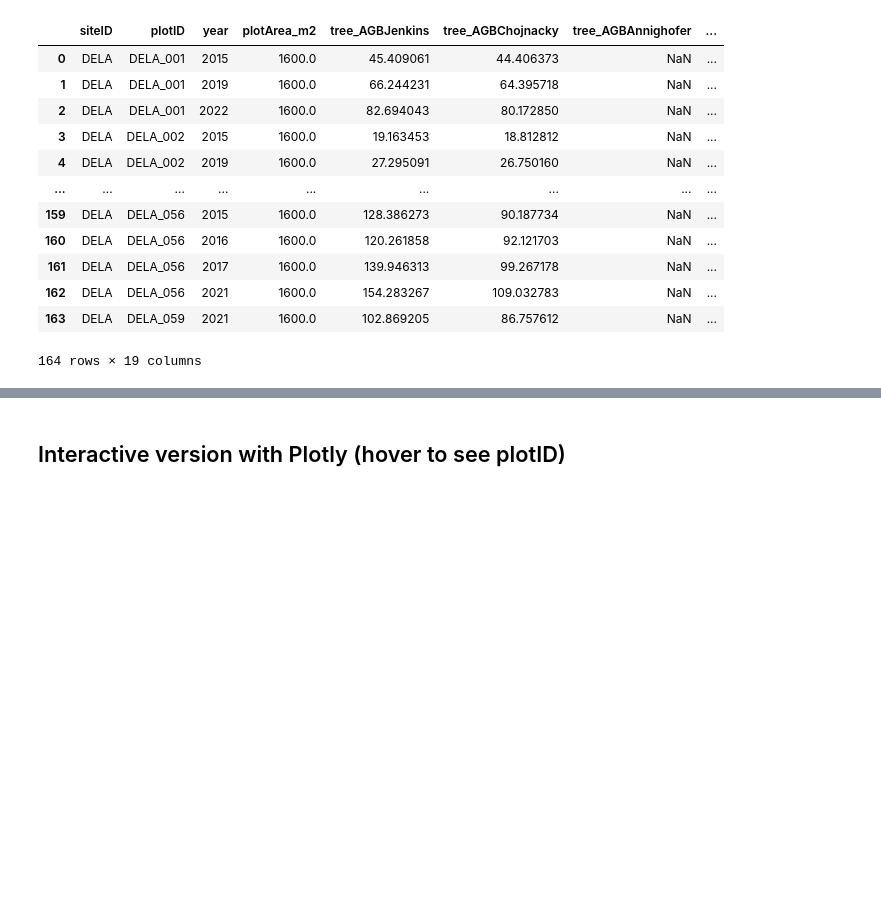
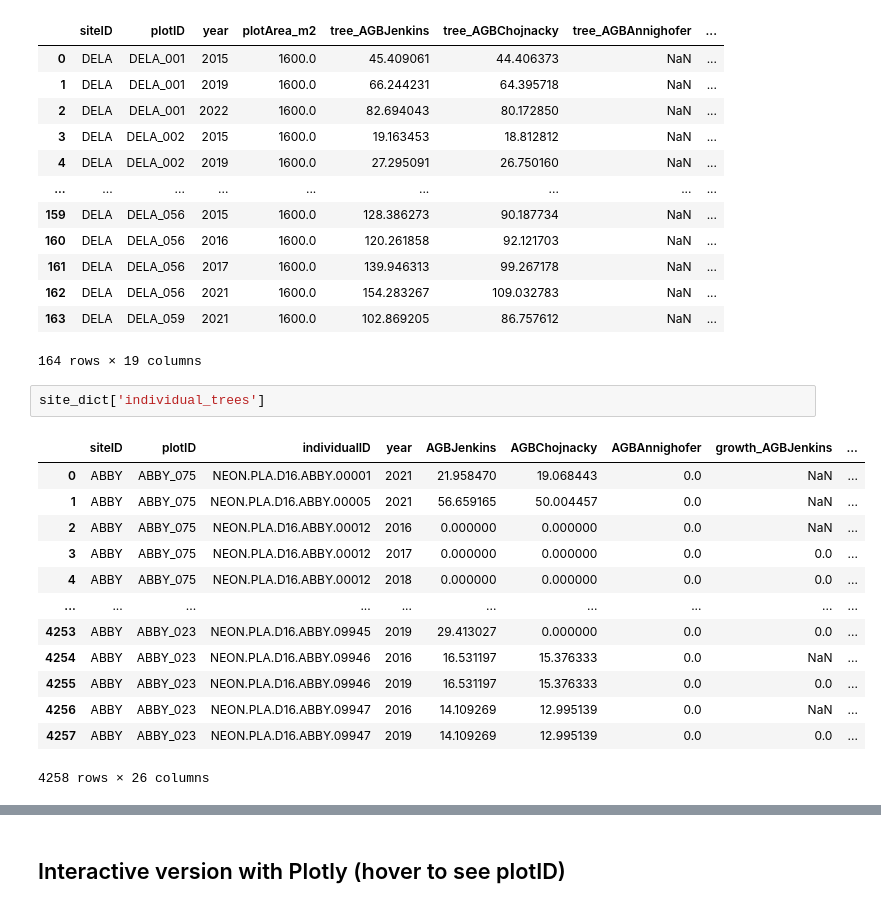
Before and after one commit to sibley/neon-agbd, a Jupyter notebook: new_notebooks/plot_results.ipynb, the cells around one changed output, grey strips where cells are left out. Saved outputs shown, nothing was run; the diff lists cells and outputs as text; blank space fills up the shorter version.

```diff
--- a/new_notebooks/plot_results.ipynb
+++ b/new_notebooks/plot_results.ipynb
@@ -98,3 +98,19 @@ site_dict['plot_biomass']
 | 162 | DELA | DELA_056 | 2021 | 1600.0 | 154.283267 | 109.032783 | NaN | ... |
 | 163 | DELA | DELA_059 | 2021 | 1600.0 | 102.869205 | 86.757612 | NaN | ... |
 164 rows × 19 columns
+# %%
+site_dict['individual_trees']
+# %% [output]
+|  | siteID | plotID | individualID | year | AGBJenkins | AGBChojnacky | AGBAnnighofer | growth_AGBJenkins | ... |
+| 0 | ABBY | ABBY_075 | NEON.PLA.D16.ABBY.00001 | 2021 | 21.958470 | 19.068443 | 0.0 | NaN | ... |
+| 1 | ABBY | ABBY_075 | NEON.PLA.D16.ABBY.00005 | 2021 | 56.659165 | 50.004457 | 0.0 | NaN | ... |
+| 2 | ABBY | ABBY_075 | NEON.PLA.D16.ABBY.00012 | 2016 | 0.000000 | 0.000000 | 0.0 | NaN | ... |
+| 3 | ABBY | ABBY_075 | NEON.PLA.D16.ABBY.00012 | 2017 | 0.000000 | 0.000000 | 0.0 | 0.0 | ... |
+| 4 | ABBY | ABBY_075 | NEON.PLA.D16.ABBY.00012 | 2018 | 0.000000 | 0.000000 | 0.0 | 0.0 | ... |
+| ... | ... | ... | ... | ... | ... | ... | ... | ... | ... |
+| 4253 | ABBY | ABBY_023 | NEON.PLA.D16.ABBY.09945 | 2019 | 29.413027 | 0.000000 | 0.0 | 0.0 | ... |
+| 4254 | ABBY | ABBY_023 | NEON.PLA.D16.ABBY.09946 | 2016 | 16.531197 | 15.376333 | 0.0 | NaN | ... |
+| 4255 | ABBY | ABBY_023 | NEON.PLA.D16.ABBY.09946 | 2019 | 16.531197 | 15.376333 | 0.0 | 0.0 | ... |
+| 4256 | ABBY | ABBY_023 | NEON.PLA.D16.ABBY.09947 | 2016 | 14.109269 | 12.995139 | 0.0 | NaN | ... |
+| 4257 | ABBY | ABBY_023 | NEON.PLA.D16.ABBY.09947 | 2019 | 14.109269 | 12.995139 | 0.0 | 0.0 | ... |
+4258 rows × 26 columns
```
Also changed, not shown: parts of 3 cells of this notebook, 23 other files.
